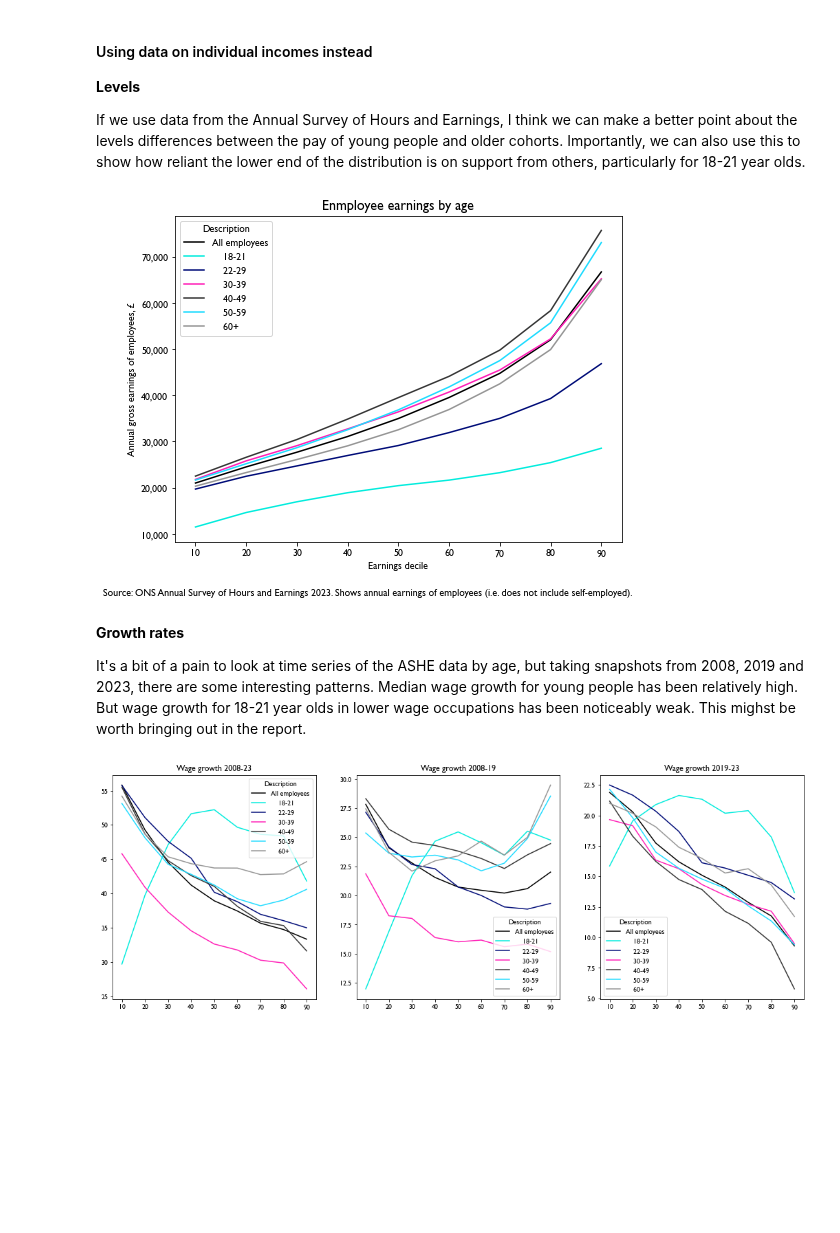
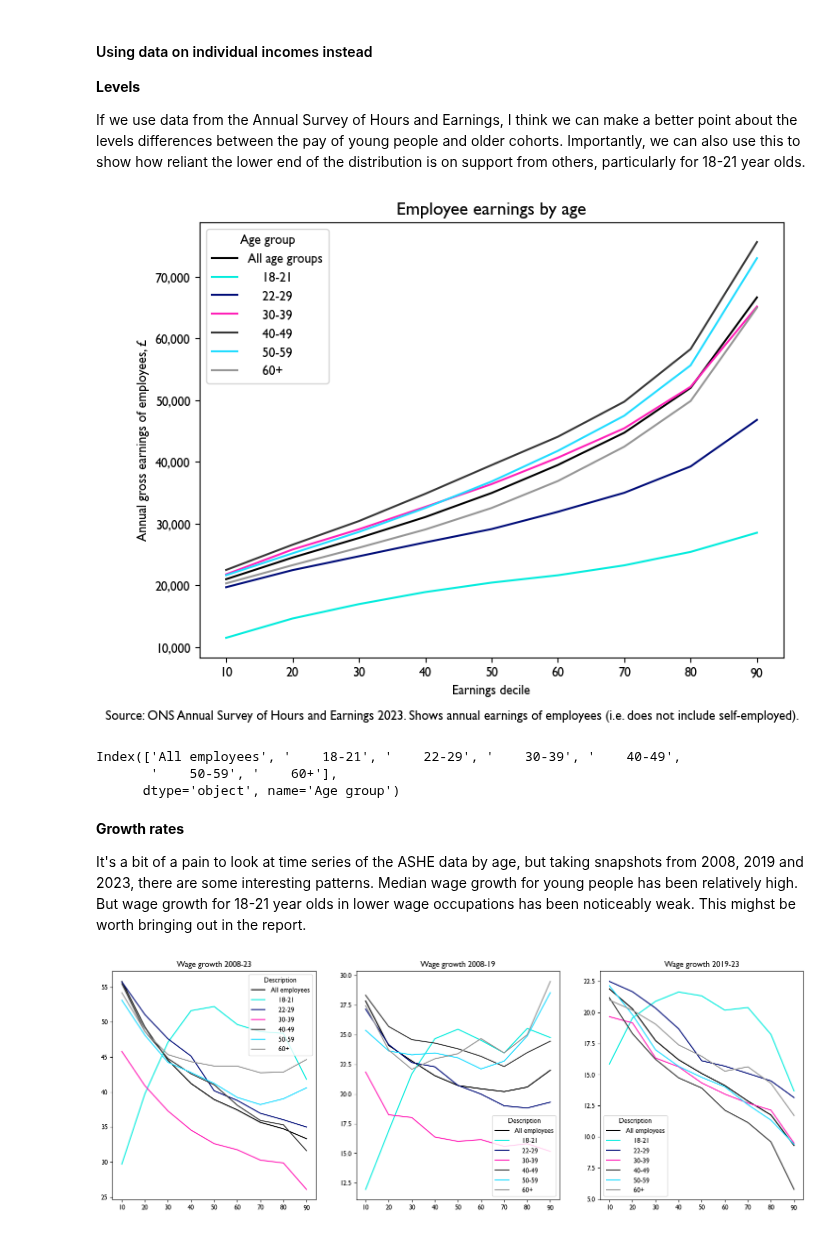
Before and after one commit to theRSAorg/state-of-paralysis-report, a Jupyter notebook: Python/income.ipynb, the cells around one changed output. Saved outputs shown, nothing was run; the diff lists cells and outputs as text; code cells hidden in the pictures; blank space fills up the shorter version.

Commit message:
Change legend labels in earnings plot

```diff
--- a/Python/income.ipynb
+++ b/Python/income.ipynb
@@ -171,34 +171,45 @@ If we use data from the Annual Survey of Hours and Earnings, I think we can make
 # %%
 #### Using data on individual incomes instead
 
 url = 'https://www.ons.gov.uk/file?uri=/employmentandlabourmarket/peopleinwork/earningsandworkinghours/datasets/agegroupashetable6/2023provisional/ashetable62023provisional.zip'
 req = requests.get(url)
 filename = url.split('/')[-1]
 filepath = os.path.join('..', 'data', filename)
 if os.path.isfile(filepath) == False:
     with open(filepath, 'wb') as output_file:
         output_file.write(req.content)
 # get the gross weekly pay spreadsheet and select the 'All' tab, then tidy up column names manually
 xl = pd.ExcelFile(io.BytesIO(
     ZipFile(filepath).read('PROV - Age Group Table 6.7a   Annual pay - Gross 2023.xls')))
 ashe = xl.parse(sheet_name='Full-Time', skiprows=4, nrows=8, usecols='A:Q', na_values=['x'])
 ashe = ashe.rename({'Median':'50'}, axis=1)
-ashe.set_index('Description', inplace=True)
+ashe = ashe.rename(columns={'Description':'Age group'})
+ashe.set_index('Age group', inplace=True)
+ashe = ashe.rename(index={'All employees': 'All age groups'})
 ashe = ashe.loc[:,[str(x) for x in range(10,100,10)]].dropna(axis=0)
-
 fig, ax = plt.subplots(1,1,figsize=[8,6])
 ashe.transpose().plot(ax=ax)
 
 def format_tick_labels(x, pos):
     return '{:,.0f}'.format(x)
 ax.yaxis.set_major_formatter(FuncFormatter(format_tick_labels))
 
-ax.set_title('Enmployee earnings by age', fontsize=14)
+ax.set_title('Employee earnings by age', fontsize=14)
 ax.set_xlabel('Earnings decile')
 ax.set_ylabel('Annual gross earnings of employees, £')
 fig.text(x=0,y=0,s='Source: ONS Annual Survey of Hours and Earnings 2023. Shows annual earnings of employees (i.e. does not include self-employed).');
 # %% [output]
-[figure, old version]
+[figure, new version]
+# %%
+#print(ashe)
+#print(ashe.iloc[:,0])
+#ashe['Agegroup'].replace({'All employees':'All age groups'}, inplace=True)
+#ashe = ashe.rename(index={'All employees': 'All age groups'})
+print(ashe.index)
+# %% [output]
+Index(['All employees', '    18-21', '    22-29', '    30-39', '    40-49',
+       '    50-59', '    60+'],
+      dtype='object', name='Age group')
 # %%
 # Get the ASHE data for a few earlier points in time
 url = 'https://www.ons.gov.uk/file?uri=/employmentandlabourmarket/peopleinwork/earningsandworkinghours/datasets/agegroupashetable6/2019revised/table62019revised.zip'
@@ -262,4 +273,4 @@ ax1.set_title('Wage growth 2019-23')
 (ashe19.div(ashe08, axis=0).transpose()).apply(lambda x: 100*(x-1)).plot(ax=ax2)
 ax2.set_title('Wage growth 2008-19');
 # %% [output]
-[figure, old version]
+[figure, new version]
```
Also changed, not shown: parts of 1 cell of this notebook.
